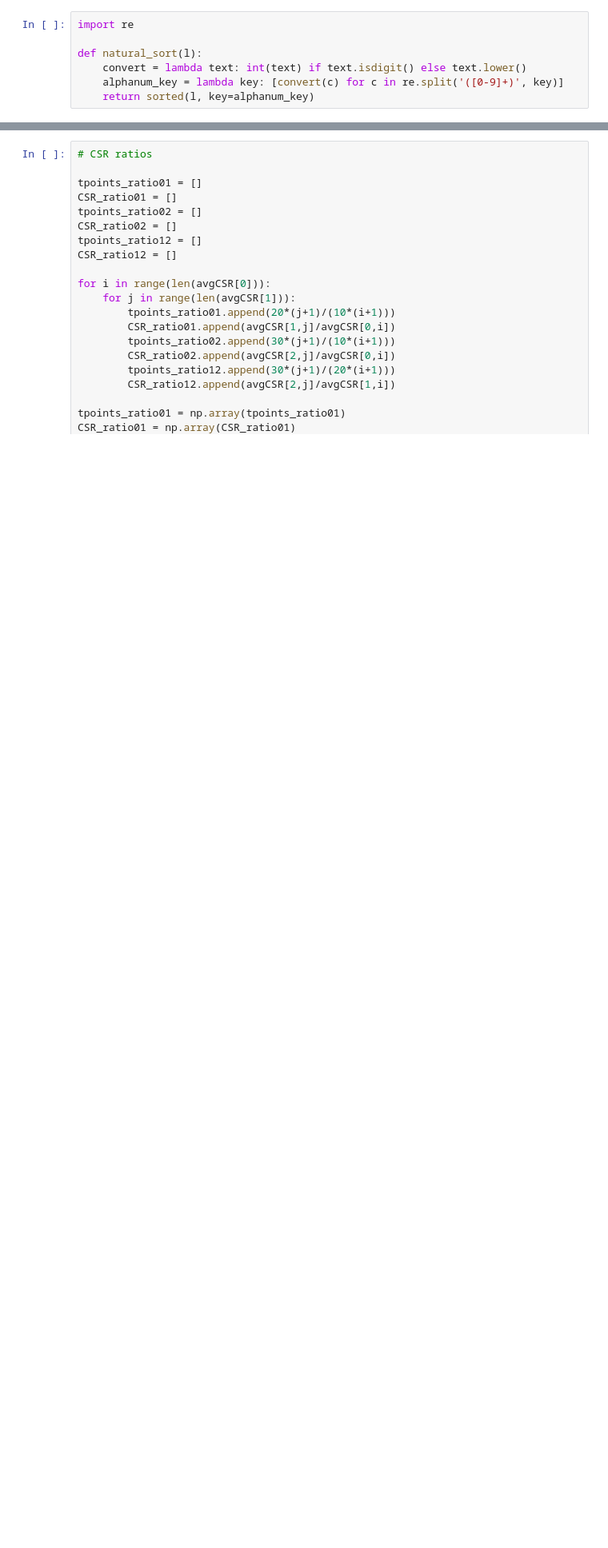
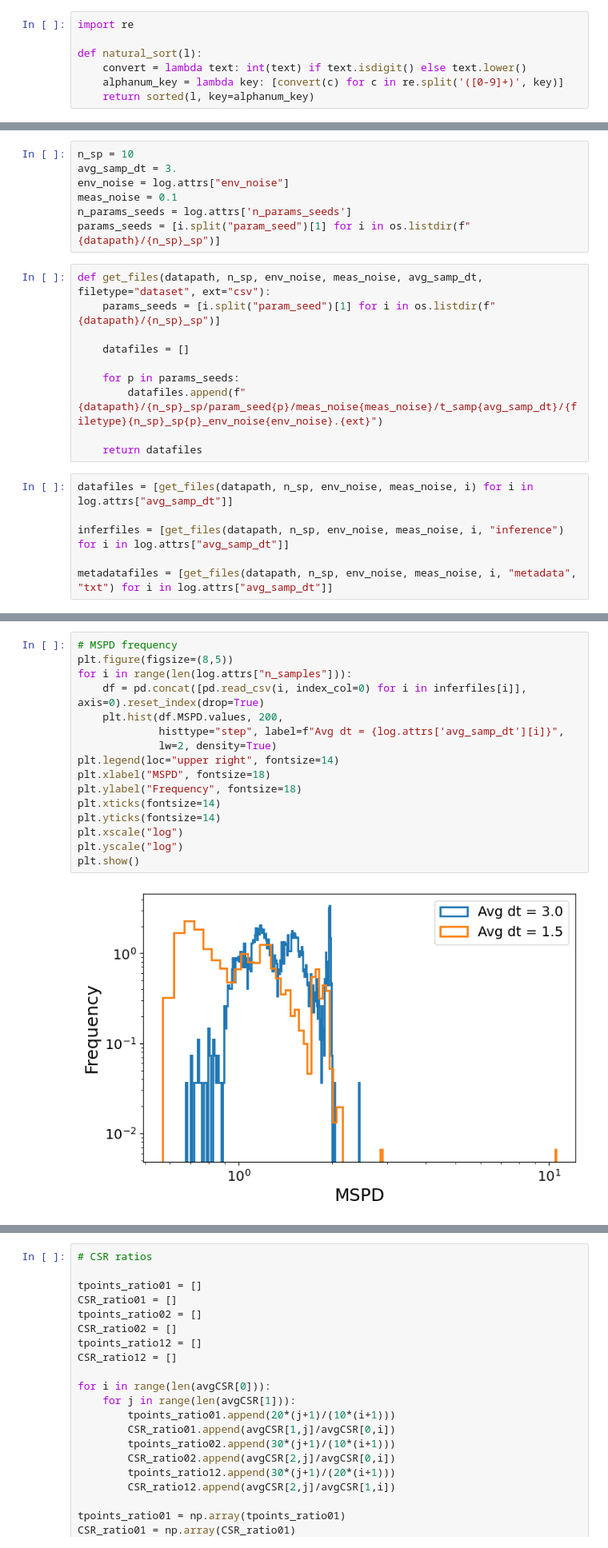
Before and after one commit to joaovaleriano/gLV_OED, a Jupyter notebook: notebooks/analysis_all_perturb.ipynb, the cells around one changed output, grey strips where cells are left out. Shown at 80% size. Saved outputs shown, nothing was run; the diff lists cells and outputs as text; blank space fills up the shorter version.

```diff
--- a/notebooks/analysis_all_perturb.ipynb
+++ b/notebooks/analysis_all_perturb.ipynb
@@ -293,0 +41,23 @@ plt.show()
+# %%
+n_sp = 10
+avg_samp_dt = 3.
+env_noise = log.attrs["env_noise"]
+meas_noise = 0.1
+n_params_seeds = log.attrs['n_params_seeds']
+params_seeds = [i.split("param_seed")[1] for i in os.listdir(f"{datapath}/{n_sp}_sp")]
+# %%
+def get_files(datapath, n_sp, env_noise, meas_noise, avg_samp_dt, filetype="dataset", ext="csv"):
+    params_seeds = [i.split("param_seed")[1] for i in os.listdir(f"{datapath}/{n_sp}_sp")]
+
+    datafiles = []
+
+    for p in params_seeds:
+        datafiles.append(f"{datapath}/{n_sp}_sp/param_seed{p}/meas_noise{meas_noise}/t_samp{avg_samp_dt}/{filetype}{n_sp}_sp{p}_env_noise{env_noise}.{ext}")
+
+    return datafiles
+# %%
+datafiles = [get_files(datapath, n_sp, env_noise, meas_noise, i) for i in log.attrs["avg_samp_dt"]]
+
+inferfiles = [get_files(datapath, n_sp, env_noise, meas_noise, i, "inference") for i in log.attrs["avg_samp_dt"]]
+
+metadatafiles = [get_files(datapath, n_sp, env_noise, meas_noise, i, "metadata", "txt") for i in log.attrs["avg_samp_dt"]]
@@ -293,0 +78,18 @@ plt.show()
+# %%
+# MSPD frequency
+plt.figure(figsize=(8,5))
+for i in range(len(log.attrs["n_samples"])):
+    df = pd.concat([pd.read_csv(i, index_col=0) for i in inferfiles[i]], axis=0).reset_index(drop=True)
+    plt.hist(df.MSPD.values, 200,
+             histtype="step", label=f"Avg dt = {log.attrs['avg_samp_dt'][i]}",
+             lw=2, density=True)
+plt.legend(loc="upper right", fontsize=14)
+plt.xlabel("MSPD", fontsize=18)
+plt.ylabel("Frequency", fontsize=18)
+plt.xticks(fontsize=14)
+plt.yticks(fontsize=14)
+plt.xscale("log")
+plt.yscale("log")
+plt.show()
+# %% [output]
+[figure, added]
```
Also changed, not shown: parts of 43 cells of this notebook, 2 other files.
